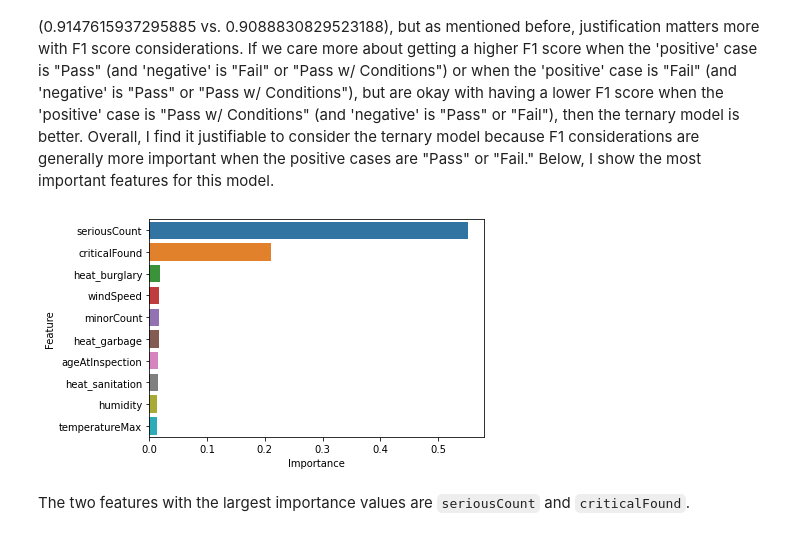
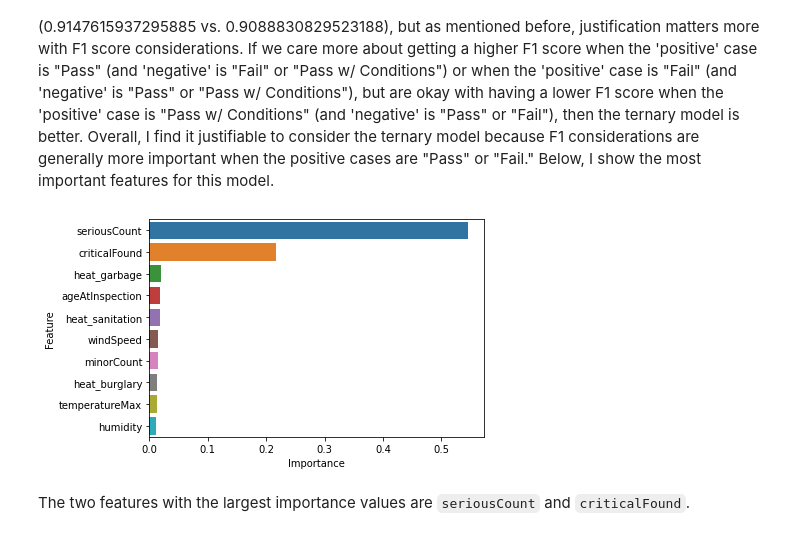
Before and after one commit to stevenherrera24/CSS-Project3-Team5-Fall2022, a Jupyter notebook: Project 3 Students.ipynb, the cells around one changed output. Cells and saved outputs as stored; diff of their text form; code cells hidden in the pictures.

Commit message:
Updated ternary vs binary info

```diff
--- a/Project 3 Students.ipynb
+++ b/Project 3 Students.ipynb
@@ -231,7 +240,7 @@ dt_classifier = tree.DecisionTreeClassifier(criterion='gini',  # or 'entropy' fo
                        random_state = 10) #random seed
 # %%
 # Decision Tree Model for Binary Outcome
-dt_model_binary = dt_classifier.fit(X_train_b, y_train_b)
+dt_model_binary = dt_classifier.fit(X_train, y_train_binary)
 
 #Hyperparamater Grid
 param_grid = {'criterion': ['gini', 'entropy', 'log_loss'],
@@ -244,7 +253,7 @@ param_grid = {'criterion': ['gini', 'entropy', 'log_loss'],
 dt_grid_binary = GridSearchCV(dt_model_binary, param_grid, cv=3)
 # %%
 # Fit the Best Parameters
-dt_grid_binary.fit(X_train_b,y_train_b)
+dt_grid_binary.fit(X_train,y_train_binary)
 # %% [output]
 GridSearchCV(cv=3,
              estimator=DecisionTreeClassifier(min_impurity_decrease=1e-07,
@@ -303,7 +312,7 @@ dt_classifier = tree.DecisionTreeClassifier(criterion='gini',  # or 'entropy' fo
                        random_state = 10) #random seed
 # %%
 # Decision Tree Model for Ternary Outcome
-dt_model_ternary = dt_classifier.fit(X_train_t, y_train_t)
+dt_model_ternary = dt_classifier.fit(X_train, y_train_ternary)
 
 #Hyperparamater Grid
 param_grid = {'criterion': ['gini', 'entropy', 'log_loss'],
@@ -316,7 +325,7 @@ param_grid = {'criterion': ['gini', 'entropy', 'log_loss'],
 dt_grid_ternary = GridSearchCV(dt_model_ternary, param_grid, cv=3)
 # %%
 # Fit the Best Parameters
-dt_grid_ternary.fit(X_train_t,y_train_t)
+dt_grid_ternary.fit(X_train,y_train_ternary)
 # %% [output]
 GridSearchCV(cv=3,
              estimator=DecisionTreeClassifier(min_impurity_decrease=1e-07,
@@ -380,12 +375,12 @@ The F1 score for the binary outcome model after hyperparameter tuning was 0.7766
 # %%
 # Getting the most informative features with the ternary outcome
 import seaborn as sns
-feat_importances = pd.concat([pd.DataFrame(X_train_t.columns),pd.DataFrame(np.transpose(dt_model_ternary.feature_importances_))], axis = 1)
+feat_importances = pd.concat([pd.DataFrame(X_train.columns),pd.DataFrame(np.transpose(dt_model_ternary.feature_importances_))], axis = 1)
 feat_importances.columns = ["Feature", "Importance"]
 sns.barplot(x = "Importance", y = "Feature", data = feat_importances.nlargest(10, 'Importance'))
 plt.show()
 # %% [output]
-[figure, old version]
+[figure, new version]
 # %% [markdown]
 The two features with the largest importance values are `seriousCount` and `criticalFound`.
 # %% [markdown]
```
Also changed, not shown: parts of 11 cells of this notebook, 1 other file.
